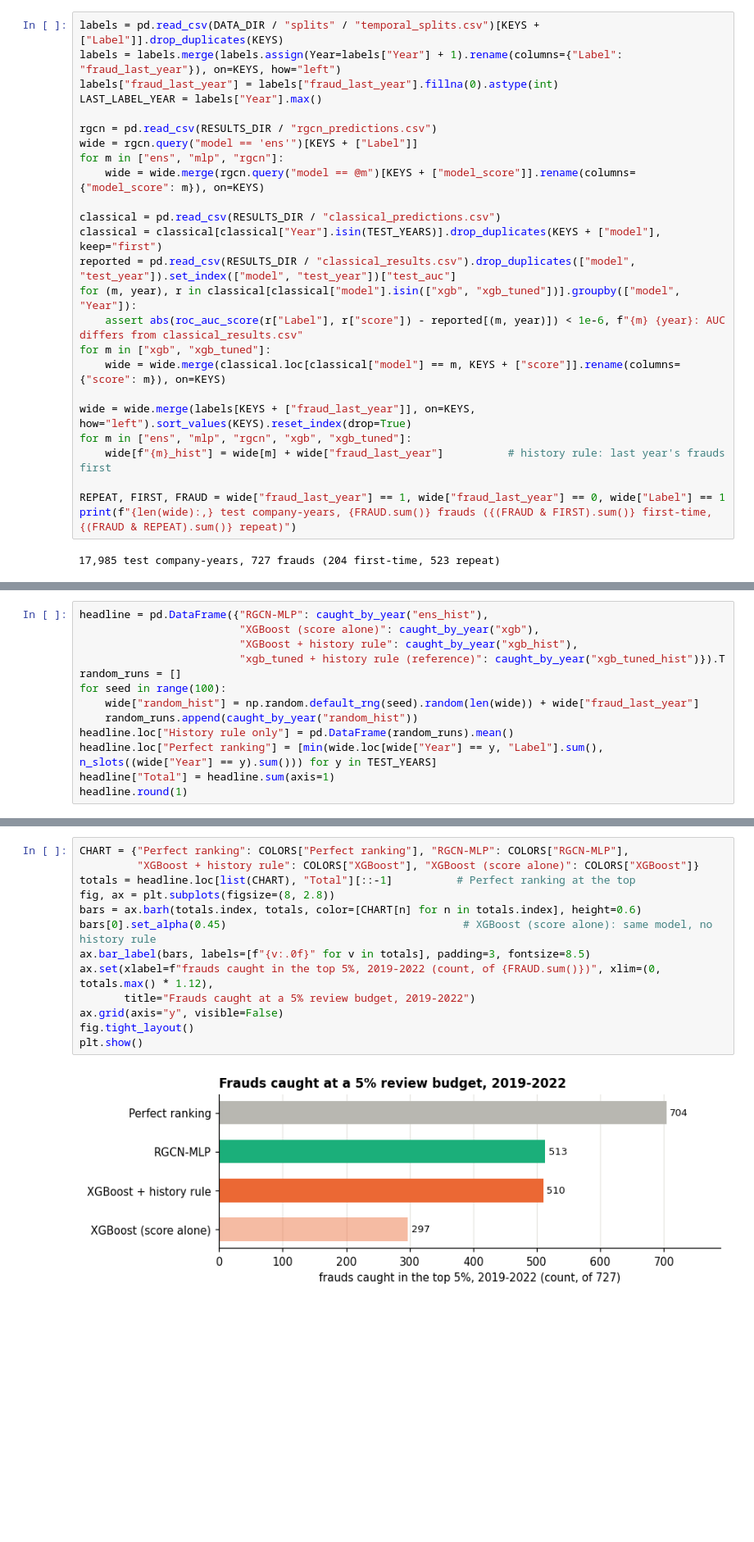
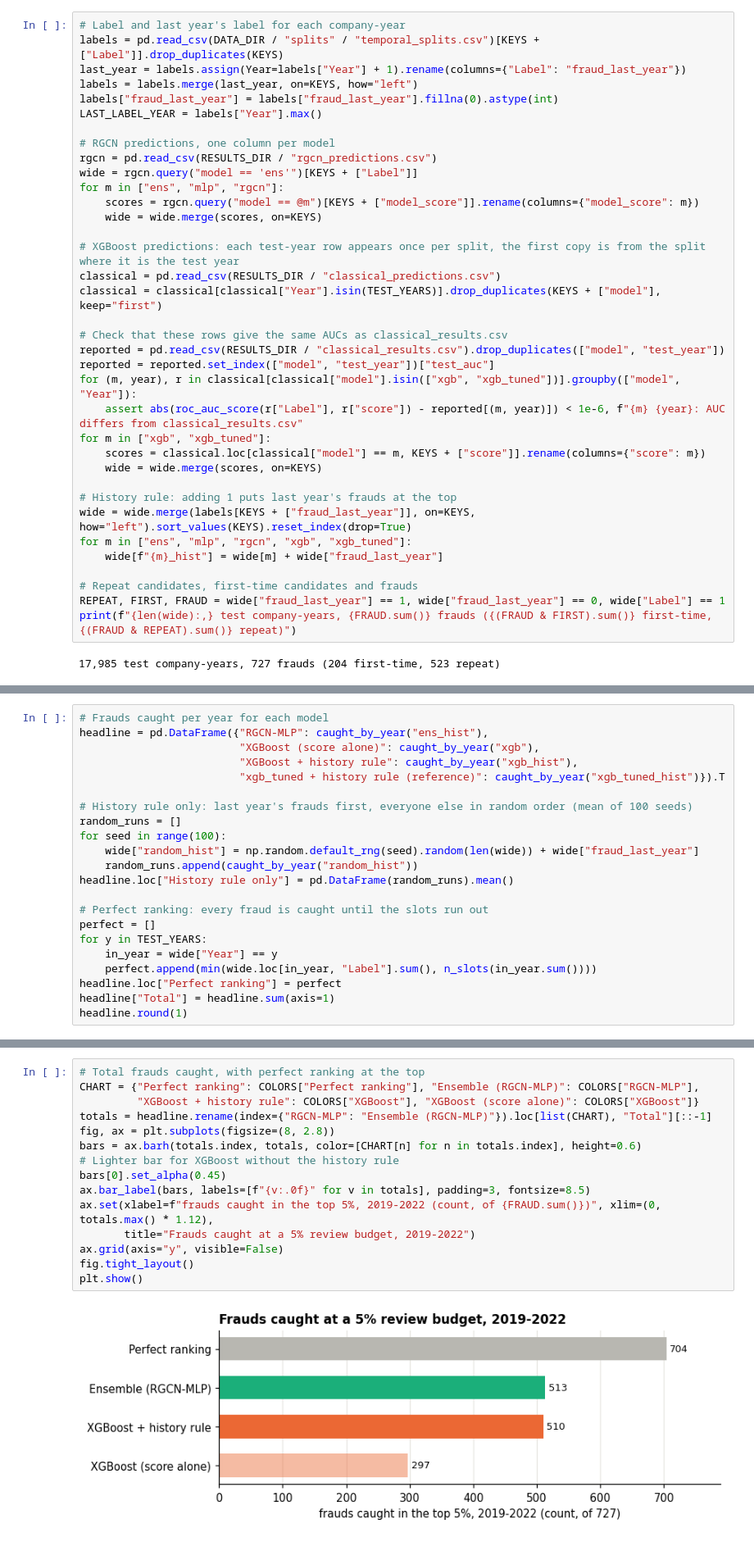
Before and after one commit to iiank/BT4012-Group14, a Jupyter notebook: notebook/model_comparison_&_misclassification.ipynb, the cells around one changed output, grey strips where cells are left out. Shown at 82% size. Drawn from its saved outputs; the diff is of its cells as text; blank space fills up the shorter version.

Commit message:
changes to graphs naming convention for consistency

```diff
--- a/notebook/model_comparison_&_misclassification.ipynb
+++ b/notebook/model_comparison_&_misclassification.ipynb
@@ -119,26 +144,37 @@ reproduce the AUCs in `classical_results.csv`.
 # %%
+# Label and last year's label for each company-year
 labels = pd.read_csv(DATA_DIR / "splits" / "temporal_splits.csv")[KEYS + ["Label"]].drop_duplicates(KEYS)
-labels = labels.merge(labels.assign(Year=labels["Year"] + 1).rename(columns={"Label": "fraud_last_year"}), on=KEYS, how="left")
+last_year = labels.assign(Year=labels["Year"] + 1).rename(columns={"Label": "fraud_last_year"})
+labels = labels.merge(last_year, on=KEYS, how="left")
 labels["fraud_last_year"] = labels["fraud_last_year"].fillna(0).astype(int)
 LAST_LABEL_YEAR = labels["Year"].max()
 
+# RGCN predictions, one column per model
 rgcn = pd.read_csv(RESULTS_DIR / "rgcn_predictions.csv")
 wide = rgcn.query("model == 'ens'")[KEYS + ["Label"]]
 for m in ["ens", "mlp", "rgcn"]:
-    wide = wide.merge(rgcn.query("model == @m")[KEYS + ["model_score"]].rename(columns={"model_score": m}), on=KEYS)
+    scores = rgcn.query("model == @m")[KEYS + ["model_score"]].rename(columns={"model_score": m})
+    wide = wide.merge(scores, on=KEYS)
 
+# XGBoost predictions: each test-year row appears once per split, the first copy is from the split where it is the test year
 classical = pd.read_csv(RESULTS_DIR / "classical_predictions.csv")
 classical = classical[classical["Year"].isin(TEST_YEARS)].drop_duplicates(KEYS + ["model"], keep="first")
-reported = pd.read_csv(RESULTS_DIR / "classical_results.csv").drop_duplicates(["model", "test_year"]).set_index(["model", "test_year"])["test_auc"]
+
+# Check that these rows give the same AUCs as classical_results.csv
+reported = pd.read_csv(RESULTS_DIR / "classical_results.csv").drop_duplicates(["model", "test_year"])
+reported = reported.set_index(["model", "test_year"])["test_auc"]
 for (m, year), r in classical[classical["model"].isin(["xgb", "xgb_tuned"])].groupby(["model", "Year"]):
     assert abs(roc_auc_score(r["Label"], r["score"]) - reported[(m, year)]) < 1e-6, f"{m} {year}: AUC differs from classical_results.csv"
 for m in ["xgb", "xgb_tuned"]:
-    wide = wide.merge(classical.loc[classical["model"] == m, KEYS + ["score"]].rename(columns={"score": m}), on=KEYS)
+    scores = classical.loc[classical["model"] == m, KEYS + ["score"]].rename(columns={"score": m})
+    wide = wide.merge(scores, on=KEYS)
 
+# History rule: adding 1 puts last year's frauds at the top
 wide = wide.merge(labels[KEYS + ["fraud_last_year"]], on=KEYS, how="left").sort_values(KEYS).reset_index(drop=True)
 for m in ["ens", "mlp", "rgcn", "xgb", "xgb_tuned"]:
-    wide[f"{m}_hist"] = wide[m] + wide["fraud_last_year"]          # history rule: last year's frauds first
+    wide[f"{m}_hist"] = wide[m] + wide["fraud_last_year"]
 
+# Repeat candidates, first-time candidates and frauds
 REPEAT, FIRST, FRAUD = wide["fraud_last_year"] == 1, wide["fraud_last_year"] == 0, wide["Label"] == 1
 print(f"{len(wide):,} test company-years, {FRAUD.sum()} frauds ({(FRAUD & FIRST).sum()} first-time, {(FRAUD & REPEAT).sum()} repeat)")
 # %% [output]
@@ -150,14 +186,23 @@ shown for reference only: it was tuned on 2021, which is also a test year.
 # %%
+# Frauds caught per year for each model
 headline = pd.DataFrame({"RGCN-MLP": caught_by_year("ens_hist"),
                          "XGBoost (score alone)": caught_by_year("xgb"),
                          "XGBoost + history rule": caught_by_year("xgb_hist"),
                          "xgb_tuned + history rule (reference)": caught_by_year("xgb_tuned_hist")}).T
+
+# History rule only: last year's frauds first, everyone else in random order (mean of 100 seeds)
 random_runs = []
 for seed in range(100):
     wide["random_hist"] = np.random.default_rng(seed).random(len(wide)) + wide["fraud_last_year"]
     random_runs.append(caught_by_year("random_hist"))
 headline.loc["History rule only"] = pd.DataFrame(random_runs).mean()
-headline.loc["Perfect ranking"] = [min(wide.loc[wide["Year"] == y, "Label"].sum(), n_slots((wide["Year"] == y).sum())) for y in TEST_YEARS]
+
+# Perfect ranking: every fraud is caught until the slots run out
+perfect = []
+for y in TEST_YEARS:
+    in_year = wide["Year"] == y
+    perfect.append(min(wide.loc[in_year, "Label"].sum(), n_slots(in_year.sum())))
+headline.loc["Perfect ranking"] = perfect
 headline["Total"] = headline.sum(axis=1)
 headline.round(1)
 # %% [output]
@@ -169,18 +214,20 @@ headline.round(1)
 | History rule only | 136.3 | 131.0 | 136.4 | 98.4 | 502.1 |
 | Perfect ranking | 191.0 | 207.0 | 183.0 | 123.0 | 704.0 |
 # %%
-CHART = {"Perfect ranking": COLORS["Perfect ranking"], "RGCN-MLP": COLORS["RGCN-MLP"],
+# Total frauds caught, with perfect ranking at the top
+CHART = {"Perfect ranking": COLORS["Perfect ranking"], "Ensemble (RGCN-MLP)": COLORS["RGCN-MLP"],
          "XGBoost + history rule": COLORS["XGBoost"], "XGBoost (score alone)": COLORS["XGBoost"]}
-totals = headline.loc[list(CHART), "Total"][::-1]          # Perfect ranking at the top
+totals = headline.rename(index={"RGCN-MLP": "Ensemble (RGCN-MLP)"}).loc[list(CHART), "Total"][::-1]
 fig, ax = plt.subplots(figsize=(8, 2.8))
 bars = ax.barh(totals.index, totals, color=[CHART[n] for n in totals.index], height=0.6)
-bars[0].set_alpha(0.45)                                     # XGBoost (score alone): same model, no history rule
+# Lighter bar for XGBoost without the history rule
+bars[0].set_alpha(0.45)
 ax.bar_label(bars, labels=[f"{v:.0f}" for v in totals], padding=3, fontsize=8.5)
 ax.set(xlabel=f"frauds caught in the top 5%, 2019-2022 (count, of {FRAUD.sum()})", xlim=(0, totals.max() * 1.12),
        title="Frauds caught at a 5% review budget, 2019-2022")
 ax.grid(axis="y", visible=False)
 fig.tight_layout()
 plt.show()
 # %% [output]
-[figure, old version]
+[figure, new version]
 # %% [markdown]
```
Also changed, not shown: parts of 29 cells of this notebook.
